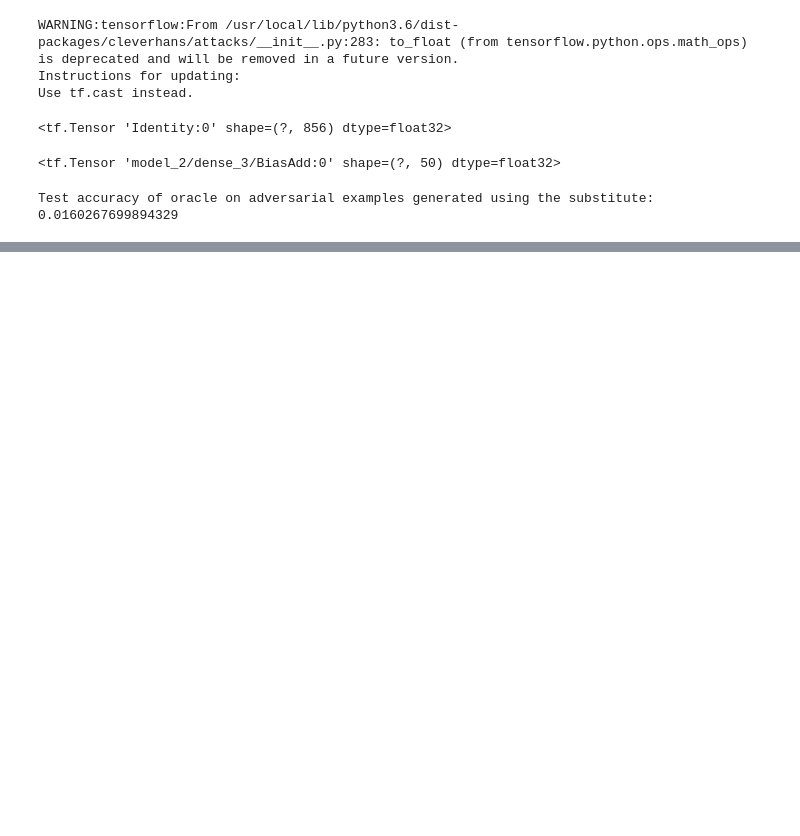
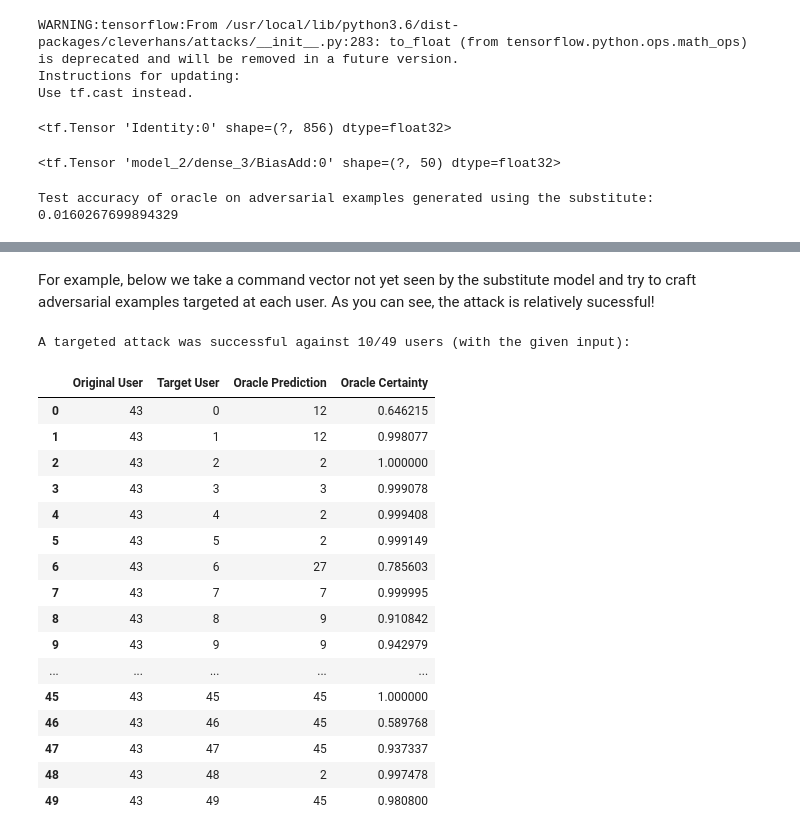
Before and after one commit to sydneyvert/Fooling-our-Neural-Network, a Jupyter notebook: project/report.ipynb, the cells around one changed output, grey strips where cells are left out. Cells and saved outputs as stored; diff of their text form; code cells hidden in the pictures; blank space fills up the shorter version.

Commit message:
add some analysis of targeted attacks, more work on complete attack, tidying up

```diff
--- a/project/report.ipynb
+++ b/project/report.ipynb
@@ -303,7 +317,11 @@ We start by giving the adversary a small dataset with which to bootstrap it's se
 
 We can then steal the rest of the dataset to determine the accuracy of our substitute model. **NOTE** They do this in the tutorial code but, is it legit? Or are we cheating?
 # %%
-adversary_training_set, adversary_test_set = train_test_split(labelled_dataset, train_size=0.05)
+adversary_training_set, adversary_test_set = train_test_split(
+    labelled_dataset,
+    train_size=0.05,
+    stratify=labelled_dataset['user'],
+)
 
 adversary_training_inputs = adversary_training_set.drop('user', axis='columns')
 adversary_training_labels = adversary_training_set['user'] - 1  # keras requires 0 based index
@@ -690,13 +688,10 @@ We then put that example into the oracle model and check it's classification. If
 original_command_vectors = numpy.array([adversary_test_inputs[0]])
 original_labels = numpy.array([adversary_test_labels_one_hot[0]])
 
-target_labels = keras.utils.to_categorical(numpy.array([16]), num_classes=50)
+target_labels = keras.utils.to_categorical(numpy.array([2]), num_classes=50)
 
-# TODO: Make new attack class, and override +wrap FastGradientMethod.optimize_linear
-# so that perturbations are min(0, optimal perturbation). This will give additive only searches.
-
-attack = FastGradientMethod(substitute_ch, sess=tensorflow_session)
-adversarial_examples = attack.generate_np(
+fgsm_attack = FastGradientMethod(substitute_ch, sess=tensorflow_session)
+adversarial_examples = fgsm_attack.generate_np(
     original_command_vectors,
     y_target=target_labels,
     eps=1.0,
@@ -706,4 +701,8 @@ adversarial_examples = attack.generate_np(
 )
 
 predicted_labels = oracle.predict(adversarial_examples)
+
+print("original label = {}".format(adversary_test_labels[0]))
+print("predicted label = {}".format(numpy.argmax(predicted_labels[0])))
+print("prediction certainty = {}".format(numpy.max(predicted_labels[0])))
 # %% [output]
@@ -714,0 +798,23 @@ adversary_test_labels[0], predicted_labels[0][16]
+# %% [markdown]
+For example, below we take a command vector not yet seen by the substitute model and try to craft adversarial examples targeted at each user. As you can see, the attack is relatively sucessful!
+# %%
+run_targeted_attack_against_all_users(adversary_test_inputs[0], adversary_test_labels[0], fgsm_attack)
+# %% [output]
+A targeted attack was successful against 10/49 users (with the given input):
+|  | Original User | Target User | Oracle Prediction | Oracle Certainty |
+| 0 | 43 | 0 | 12 | 0.646215 |
+| 1 | 43 | 1 | 12 | 0.998077 |
+| 2 | 43 | 2 | 2 | 1.000000 |
+| 3 | 43 | 3 | 3 | 0.999078 |
+| 4 | 43 | 4 | 2 | 0.999408 |
+| 5 | 43 | 5 | 2 | 0.999149 |
+| 6 | 43 | 6 | 27 | 0.785603 |
+| 7 | 43 | 7 | 7 | 0.999995 |
+| 8 | 43 | 8 | 9 | 0.910842 |
+| 9 | 43 | 9 | 9 | 0.942979 |
+| ... | ... | ... | ... | ... |
+| 45 | 43 | 45 | 45 | 1.000000 |
+| 46 | 43 | 46 | 45 | 0.589768 |
+| 47 | 43 | 47 | 45 | 0.937337 |
+| 48 | 43 | 48 | 2 | 0.997478 |
+| 49 | 43 | 49 | 45 | 0.980800 |
```
Also changed, not shown: parts of 44 cells of this notebook.
